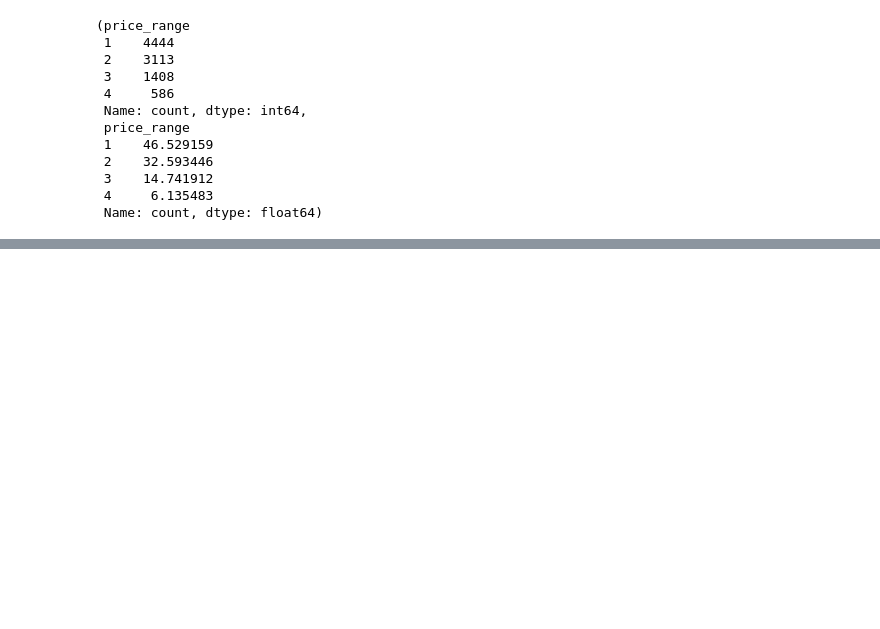
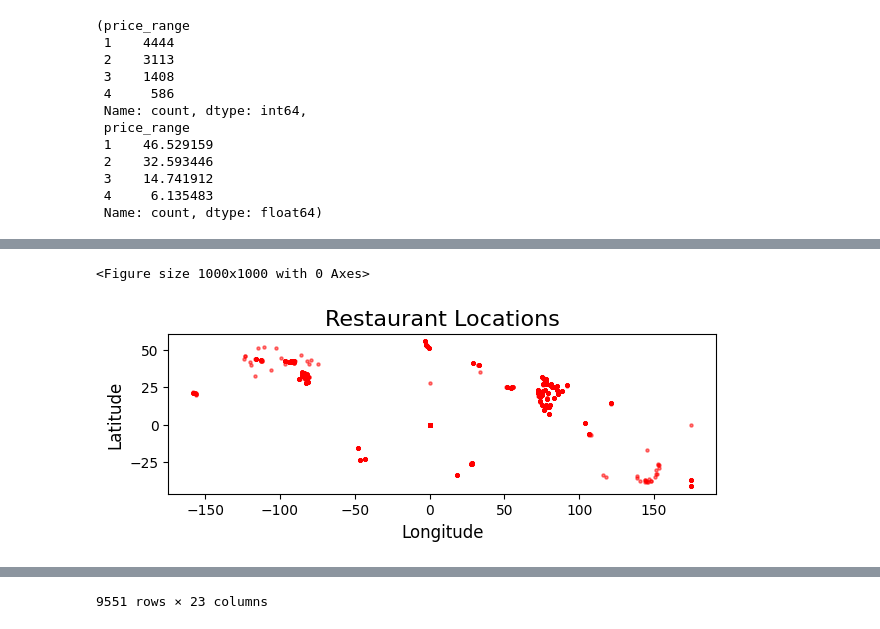
Before and after one commit to bef898/COGNIFY_TASKS, a Jupyter notebook: notebook/data_proccessing.ipynb, the cells around one changed output, grey strips where cells are left out. Saved outputs shown, nothing was run; the diff lists cells and outputs as text; code cells hidden in the pictures; blank space fills up the shorter version.

```diff
--- a/notebook/data_proccessing.ipynb
+++ b/notebook/data_proccessing.ipynb
@@ -225,0 +277,5 @@ Level 2
+# %%
+LevelTwoTasks.geographic_analysis()
+# %% [output]
+<Figure size 1000x1000 with 0 Axes>
+[figure, added]
@@ -225,0 +294 @@ Level 2
+9551 rows × 23 columns
```
Also changed, not shown: parts of 10 cells of this notebook, 2 other files.
